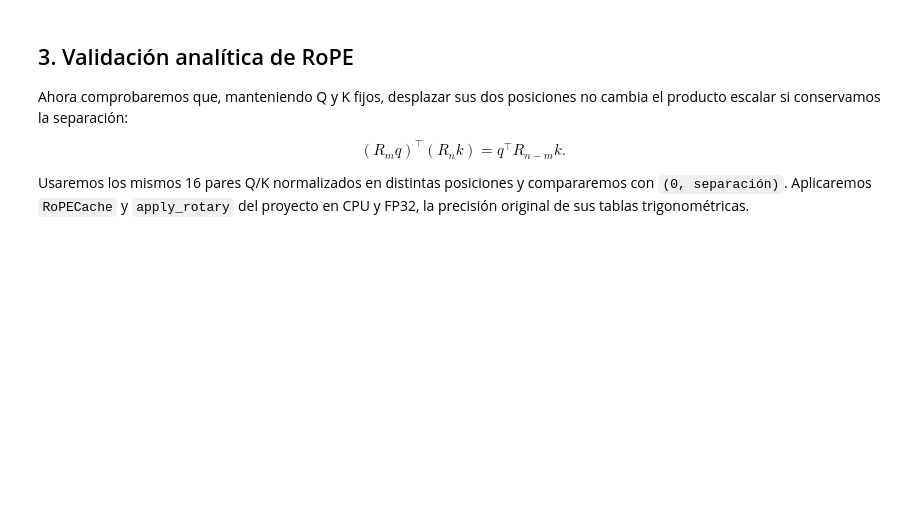
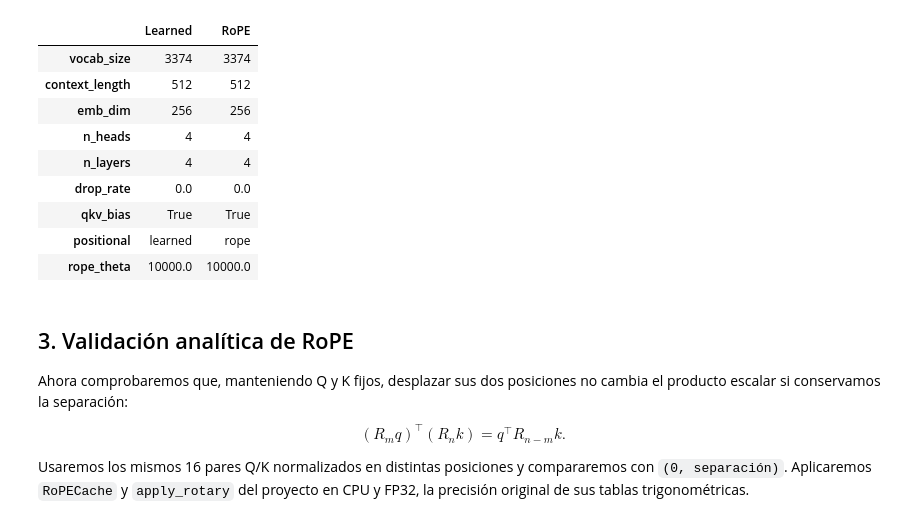
Before and after one commit to lucasbeneyto/Practica1_PLN1, a Jupyter notebook: experimentos_2_y_3/experimento_3.ipynb, the cells around one changed output. Saved outputs shown, nothing was run; the diff lists cells and outputs as text; code cells hidden in the pictures; blank space fills up the shorter version.

```diff
--- a/experimentos_2_y_3/experimento_3.ipynb
+++ b/experimentos_2_y_3/experimento_3.ipynb
@@ -49,44 +55,55 @@ Cargaremos los modelos independientes Learned y RoPE entrenados en el experiment
 # %%
-# Esperaremos model_config y model_state_dict, como en minigpt/finetune.py.
+semilla_checkpoint = 42
 rutas = {
-    'Learned': carpeta_experimentos / 'pesos' / 'learned' / 'best.pt',
-    'RoPE': carpeta_experimentos / 'pesos' / 'rope' / 'best.pt',
+    'Learned': carpeta_experimentos / 'pesos' / 'learned' / f'best_dacsa_seed{semilla_checkpoint}.pt',
+    'RoPE': carpeta_experimentos / 'pesos' / 'rope' / f'best_dacsa_seed{semilla_checkpoint}.pt',
 }
 faltantes = [str(ruta) for ruta in rutas.values() if not ruta.is_file()]
 if faltantes:
     raise FileNotFoundError(
-        'Faltan checkpoints entrenados del experimento 2: ' + ', '.join(faltantes)
-        + '. Completa ese experimento y ajusta las rutas. No se usarán modelos aleatorios.'
-    )
+        'Faltan los checkpoints DACSA definitivos: ' + ', '.join(faltantes)
+        + '. Primero completaremos las dos fases del experimento 2. No usaremos pesos aleatorios ni piloto.')
 
-modelos = {}
-configuraciones = {}
+modelos, configuraciones, vocabularios = {}, {}, {}
 for nombre, ruta in rutas.items():
     checkpoint = torch.load(ruta, map_location='cpu', weights_only=True)
-    if not isinstance(checkpoint, dict) or not {'model_config', 'model_state_dict'} <= checkpoint.keys():
-        raise ValueError(f'{ruta}: necesitamos model_config y model_state_dict completos.')
+    if checkpoint.get('fase') != 'dacsa' or checkpoint.get('modo') != 'definitivo':
+        raise ValueError(f'{ruta}: necesitamos un checkpoint de la fase DACSA definitiva.')
     configuracion = GPTConfig(**checkpoint['model_config'])
     esquema = 'learned' if nombre == 'Learned' else 'rope'
     if configuracion.positional != esquema:
         raise ValueError(f'{ruta}: la configuración no corresponde al modelo {nombre}.')
     modelo = GPTModel(configuracion)
-    # La carga estricta sustituye todos los parámetros antes de medir.
     modelo.load_state_dict(checkpoint['model_state_dict'], strict=True)
     modelos[nombre] = modelo.eval()
     configuraciones[nombre] = configuracion
+    vocabularios[nombre] = checkpoint['huella_vocabulario']
     del checkpoint
 
 config_learned = vars(configuraciones['Learned'])
 config_rope = vars(configuraciones['RoPE'])
 if any(config_learned[campo] != config_rope[campo]
        for campo in config_learned if campo != 'positional'):
     raise ValueError('Los checkpoints deben tener la misma configuración salvo positional.')
+if vocabularios['Learned'] != vocabularios['RoPE']:
+    raise ValueError('Los modelos deben utilizar el mismo vocabulario de caracteres.')
 
 tabla_configuracion = pd.DataFrame({nombre: vars(cfg) for nombre, cfg in configuraciones.items()})
 display(tabla_configuracion)
 tabla_configuracion.to_csv(resultados / 'configuracion.csv')
 pd.Series({nombre: str(ruta) for nombre, ruta in rutas.items()}, name='checkpoint').to_csv(
     resultados / 'checkpoints.csv')
+# %% [output]
+|  | Learned | RoPE |
+| vocab_size | 3374 | 3374 |
+| context_length | 512 | 512 |
+| emb_dim | 256 | 256 |
+| n_heads | 4 | 4 |
+| n_layers | 4 | 4 |
+| drop_rate | 0.0 | 0.0 |
+| qkv_bias | True | True |
+| positional | learned | rope |
+| rope_theta | 10000.0 | 10000.0 |
 # %% [markdown]
 ## 3. Validación analítica de RoPE
 Ahora comprobaremos que, manteniendo Q y K fijos, desplazar sus dos posiciones no cambia el producto escalar si conservamos la separación:
```
Also changed, not shown: parts of 10 cells of this notebook, 29 other files.
